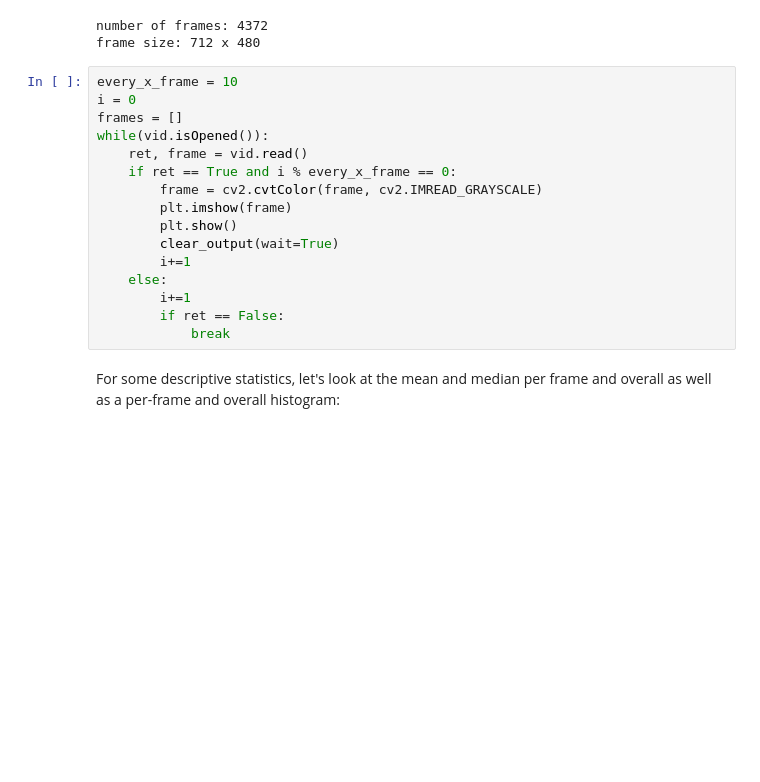
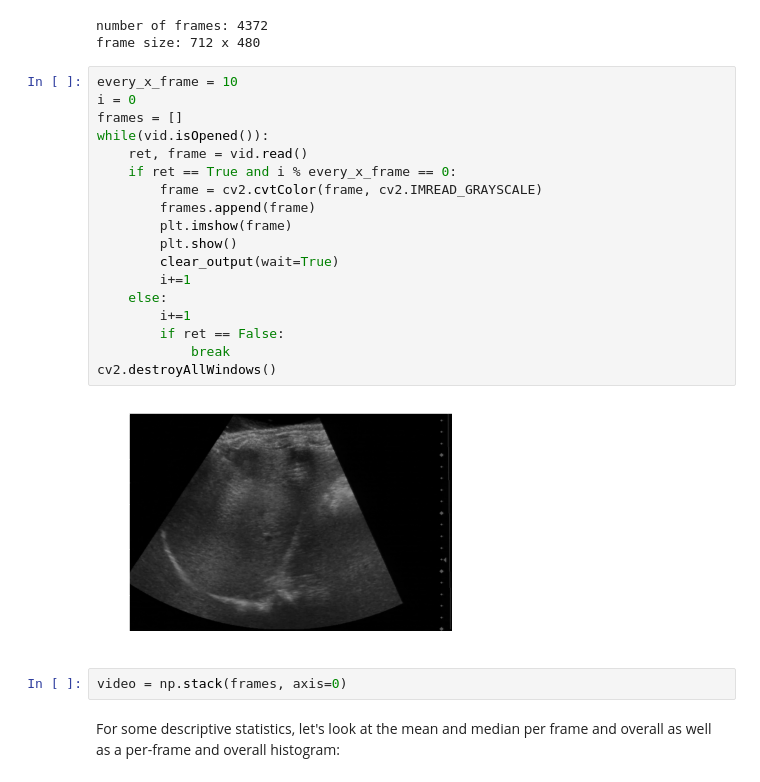
Before and after one commit to markusOlsen1/ModelBasedProject, a Jupyter notebook: main.ipynb, the cells around one changed output. Cells and saved outputs as stored; diff of their text form; blank space fills up the shorter version.

Commit message:
video variable now has trimmed video to do statistics on

```diff
--- a/main.ipynb
+++ b/main.ipynb
@@ -20,19 +20,25 @@ frame size: 712 x 480
 # %%
 every_x_frame = 10
 i = 0
 frames = []
 while(vid.isOpened()):
     ret, frame = vid.read()
     if ret == True and i % every_x_frame == 0:
         frame = cv2.cvtColor(frame, cv2.IMREAD_GRAYSCALE)
+        frames.append(frame)
         plt.imshow(frame)
         plt.show()
         clear_output(wait=True)
         i+=1
     else:
         i+=1
         if ret == False:
             break
+cv2.destroyAllWindows()
+# %% [output]
+[figure, added]
+# %%
+video = np.stack(frames, axis=0)
 # %% [markdown]
 For some descriptive statistics, let's look at the mean and median per frame and overall as well as a per-frame and overall histogram:
 # %%
```
